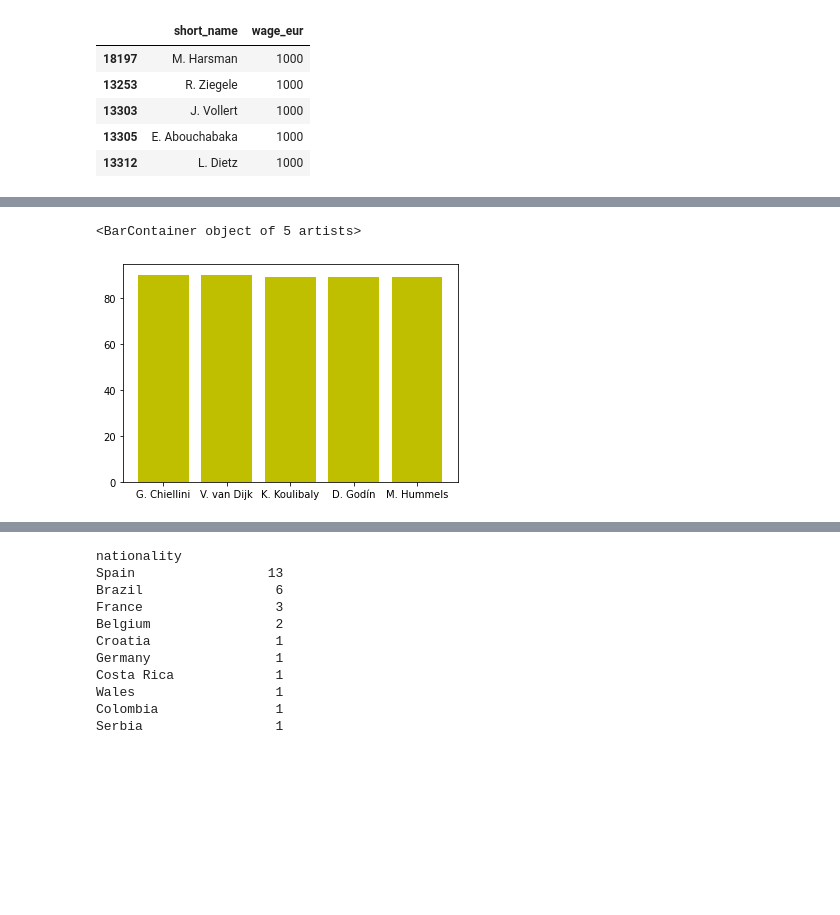
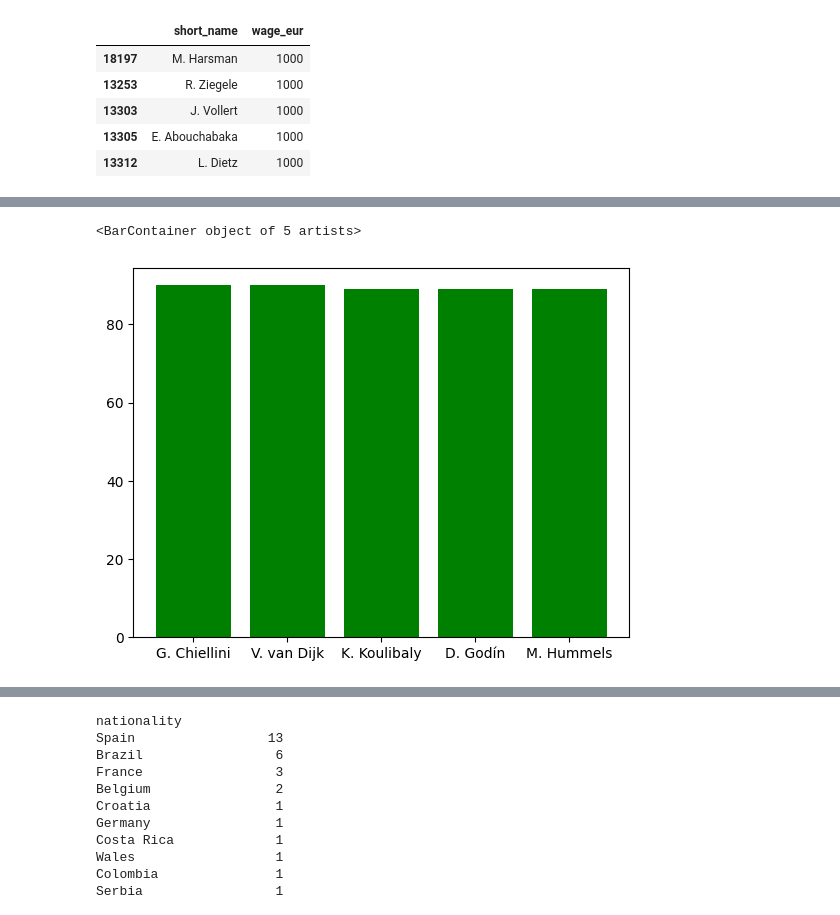
Before and after one commit to yogesh3i/Data_Science_Machine_Learning, a Jupyter notebook: Python_mini_project/FIFA_worldcup_analysis.ipynb, the cells around one changed output, grey strips where cells are left out. Cells and saved outputs as stored; diff of their text form; code cells hidden in the pictures; blank space fills up the shorter version.

```diff
--- a/Python_mini_project/FIFA_worldcup_analysis.ipynb
+++ b/Python_mini_project/FIFA_worldcup_analysis.ipynb
@@ -233,10 +234,10 @@ player_defending= fifa[['short_name','defending','nationality','club']]
 # %%
 data=player_defending.sort_values(by=['defending'],ascending=False).head()
 # %%
-plt.bar(list(data['short_name'])[0:6],list(data['defending'])[0:6],color='y')
+plt.bar(list(data['short_name'])[0:6],list(data['defending'])[0:6],color='g')
 # %% [output]
 <BarContainer object of 5 artists>
-[figure, old version]
+[figure, new version]
 # %%
 # player playing for real madrid
 
```
Also changed, not shown: parts of 3 cells of this notebook, 10 other files.
